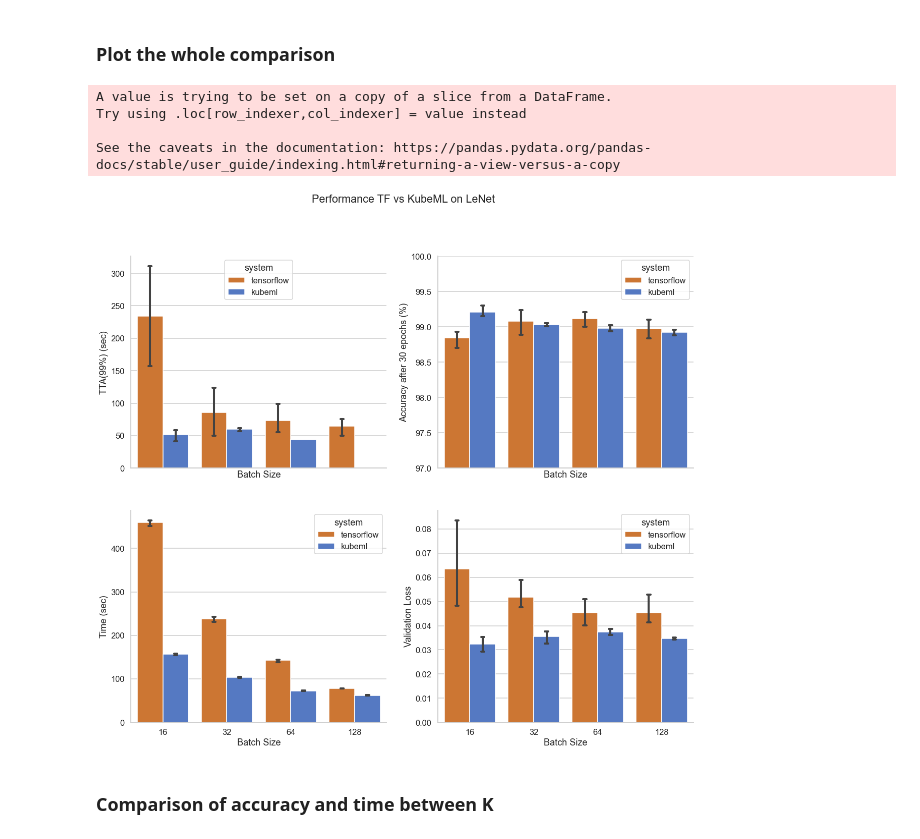
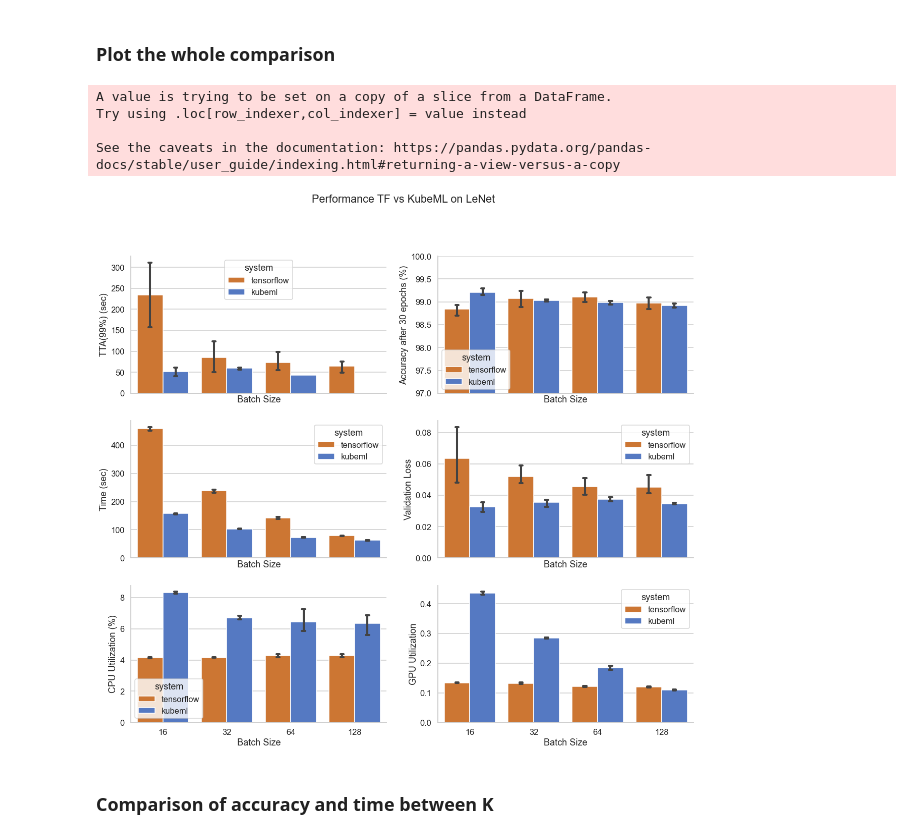
Before and after one commit to DiegoStock12/kubeml, a Jupyter notebook: ml/experiments/insights.ipynb, the cells around one changed output. Saved outputs shown, nothing was run; the diff lists cells and outputs as text; code cells hidden in the pictures.

```diff
--- a/ml/experiments/insights.ipynb
+++ b/ml/experiments/insights.ipynb
@@ -429,7 +429,7 @@ sns.set_palette([tf_color, kubecolor], desat=0.8)
 
 # COMPARE THE LOSSES, THE VAL LOSS OF KUBEML SHOULD BE HIGHER (DO NOT KNOW THE TRAIN LOSS, BECAUSE OF EXPLORATION,
 # WHILE STILL GIVING BEST ACCURACY (BETTER GENERALIZATION))
-f, ax = plt.subplots(2, 2, sharex=True, figsize=(20, 17))
+f, ax = plt.subplots(3, 2, sharex=True, figsize=(20, 17))
 
 # 1) Plot the comparison of tta between both
 sns.barplot(x='batch_size',
@@ -461,35 +461,59 @@ sns.barplot(x='batch_size',
             hue='system',
             capsize=.05,
             ax=ax[1][0])
 ax[1][0].set_xlabel('Batch Size')
 ax[1][0].set_ylabel('Time (sec)')
 
 
 # 4) Plot the val loss of both compared
 # calculate the loss
 _l['loss'] = _l['validation_loss'].map(lambda l:l[-1])
 sns.barplot(x='batch_size',
             y='loss',
             data=_l ,
             capsize=.05,
             hue='system',
             ax=ax[1][1])
 
 ax[1][1].set_xlabel('Batch Size')
 ax[1][1].set_ylabel('Validation Loss')
 
 plt.suptitle('Performance TF vs KubeML on LeNet')
 
 
+## Plot the difference in cpu and gpu utilization
+# CPU util
+sns.barplot(x='batch_size',
+            y='cpu_mean',
+            data=_l ,
+            capsize=.05,
+            hue='system',
+            ax=ax[2][0])
+
+ax[2][0].set_xlabel('Batch Size')
+ax[2][0].set_ylabel('CPU Utilization (%)')
+
+# GPu Util
+sns.barplot(x='batch_size',
+            y='gpu_usage',
+            data=_l ,
+            capsize=.05,
+            hue='system',
+            ax=ax[2][1])
+
+ax[2][1].set_xlabel('Batch Size')
+ax[2][1].set_ylabel('GPU Utilization')
+
+
 sns.despine()
 
-plt.savefig('./figures/ppt/lenet-performance.png', dpi=400)
+# plt.savefig('./figures/ppt/lenet-performance.png', dpi=400)
 # %% [output]
 A value is trying to be set on a copy of a slice from a DataFrame.
 Try using .loc[row_indexer,col_indexer] = value instead
 
 See the caveats in the documentation: https://pandas.pydata.org/pandas-docs/stable/user_guide/indexing.html#returning-a-view-versus-a-copy
-[figure, old version]
+[figure, new version]
 # %% [markdown]
 ### Comparison of accuracy and time between K
 # %%
```
Also changed, not shown: parts of 2 cells of this notebook, 5 other files.
